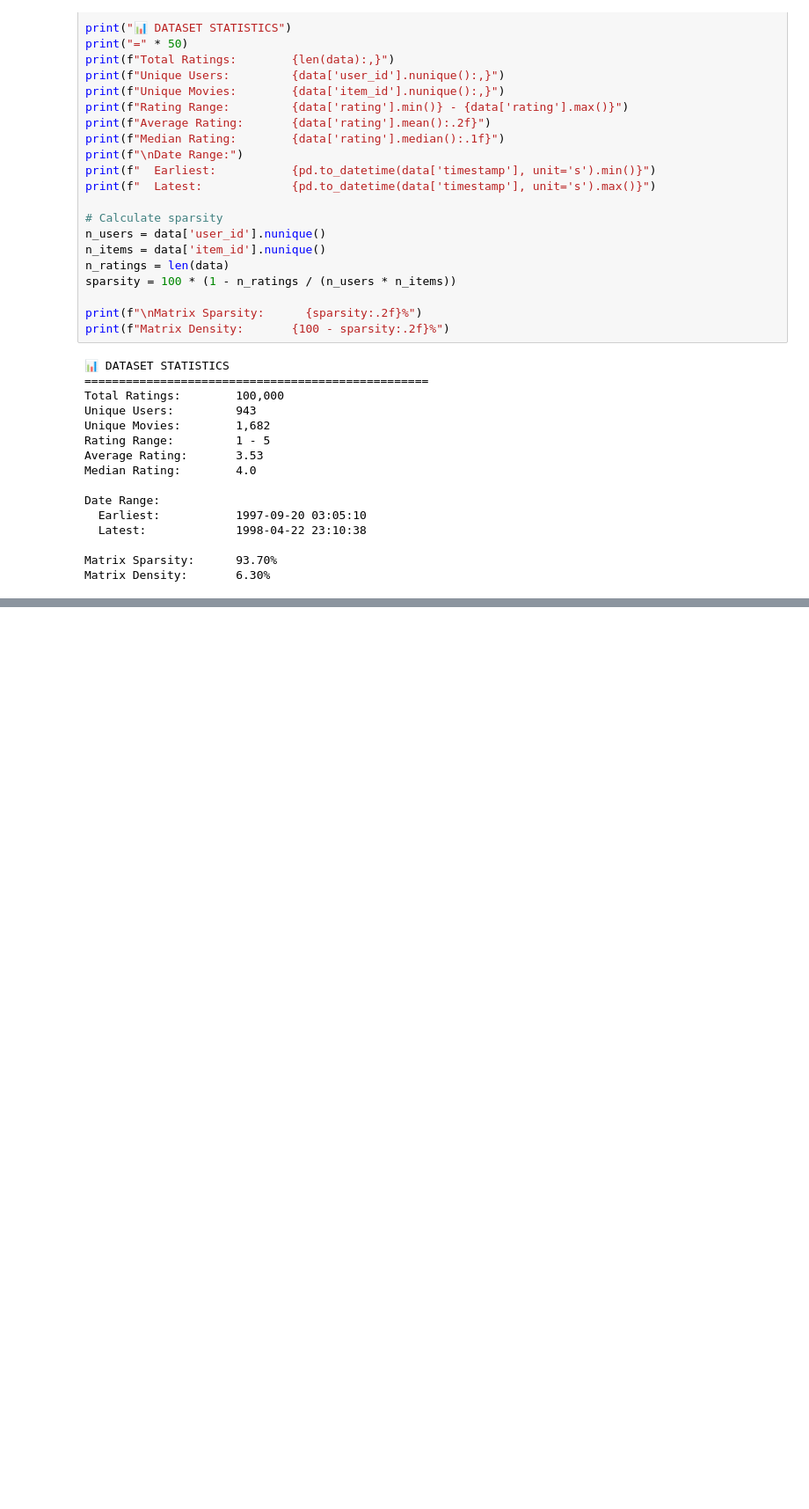
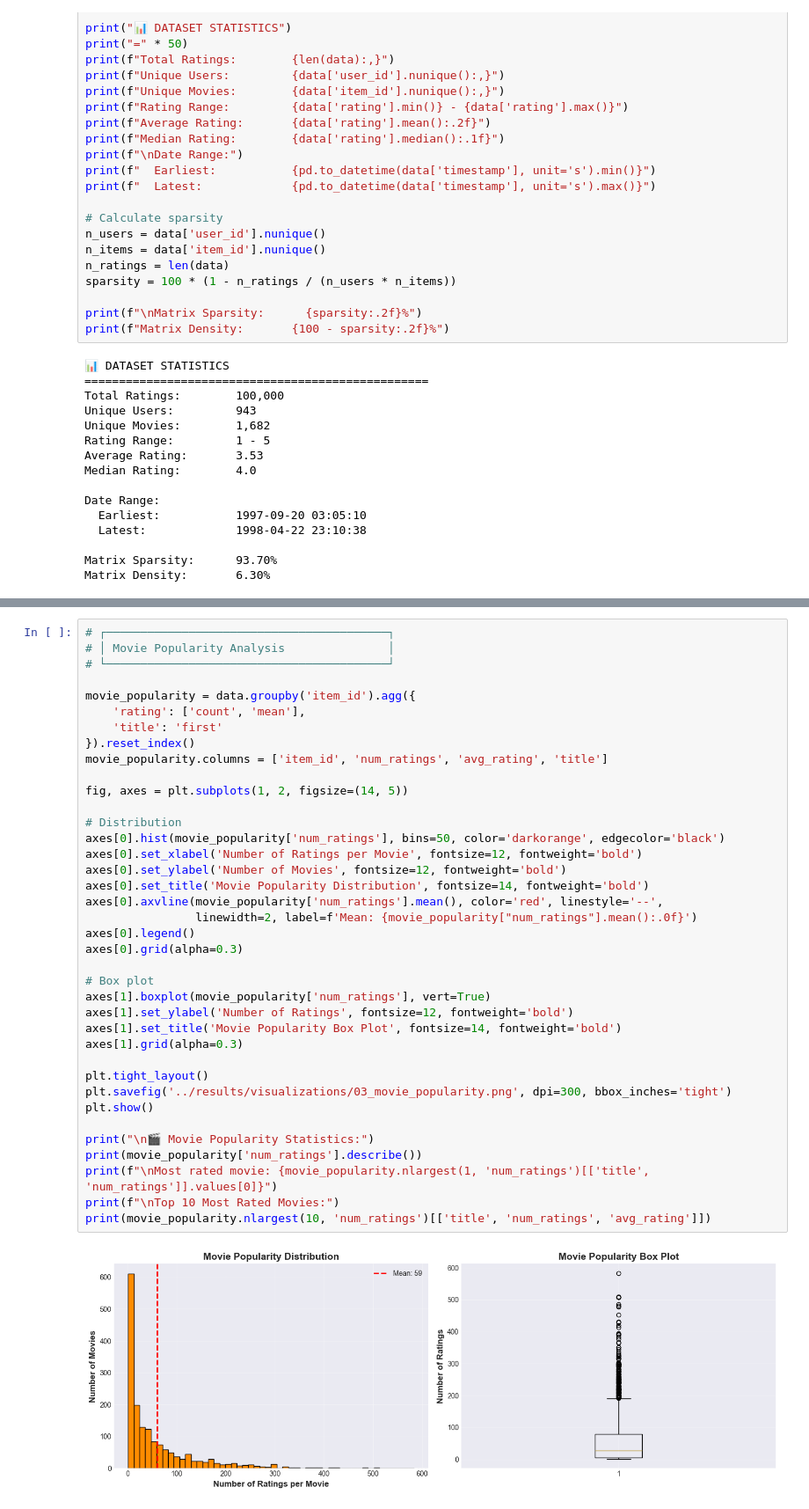
Before and after one commit to HarpinderC/ML-Recommenders, a Jupyter notebook: movie-recommendation-system/notebooks/01_data_loading_eda_baseline.ipynb, the cells around one changed output, grey strips where cells are left out. Shown: that part at 88% size. Drawn from its saved outputs; the diff is of its cells as text; blank space fills up the shorter version.

```diff
--- a/movie-recommendation-system/notebooks/01_data_loading_eda_baseline.ipynb
+++ b/movie-recommendation-system/notebooks/01_data_loading_eda_baseline.ipynb
@@ -324,0 +433,40 @@ Matrix Density:       6.30%
+# %%
+# ┌─────────────────────────────────────────┐
+# │ Movie Popularity Analysis               │
+# └─────────────────────────────────────────┘
+
+movie_popularity = data.groupby('item_id').agg({
+    'rating': ['count', 'mean'],
+    'title': 'first'
+}).reset_index()
+movie_popularity.columns = ['item_id', 'num_ratings', 'avg_rating', 'title']
+
+fig, axes = plt.subplots(1, 2, figsize=(14, 5))
+
+# Distribution
+axes[0].hist(movie_popularity['num_ratings'], bins=50, color='darkorange', edgecolor='black')
+axes[0].set_xlabel('Number of Ratings per Movie', fontsize=12, fontweight='bold')
+axes[0].set_ylabel('Number of Movies', fontsize=12, fontweight='bold')
+axes[0].set_title('Movie Popularity Distribution', fontsize=14, fontweight='bold')
+axes[0].axvline(movie_popularity['num_ratings'].mean(), color='red', linestyle='--',
+                linewidth=2, label=f'Mean: {movie_popularity["num_ratings"].mean():.0f}')
+axes[0].legend()
+axes[0].grid(alpha=0.3)
+
+# Box plot
+axes[1].boxplot(movie_popularity['num_ratings'], vert=True)
+axes[1].set_ylabel('Number of Ratings', fontsize=12, fontweight='bold')
+axes[1].set_title('Movie Popularity Box Plot', fontsize=14, fontweight='bold')
+axes[1].grid(alpha=0.3)
+
+plt.tight_layout()
+plt.savefig('../results/visualizations/03_movie_popularity.png', dpi=300, bbox_inches='tight')
+plt.show()
+
+print("\n🎬 Movie Popularity Statistics:")
+print(movie_popularity['num_ratings'].describe())
+print(f"\nMost rated movie: {movie_popularity.nlargest(1, 'num_ratings')[['title', 'num_ratings']].values[0]}")
+print(f"\nTop 10 Most Rated Movies:")
+print(movie_popularity.nlargest(10, 'num_ratings')[['title', 'num_ratings', 'avg_rating']])
+# %% [output]
+[figure, added]
```
Also changed, not shown: parts of 6 cells of this notebook, 4 other files.
